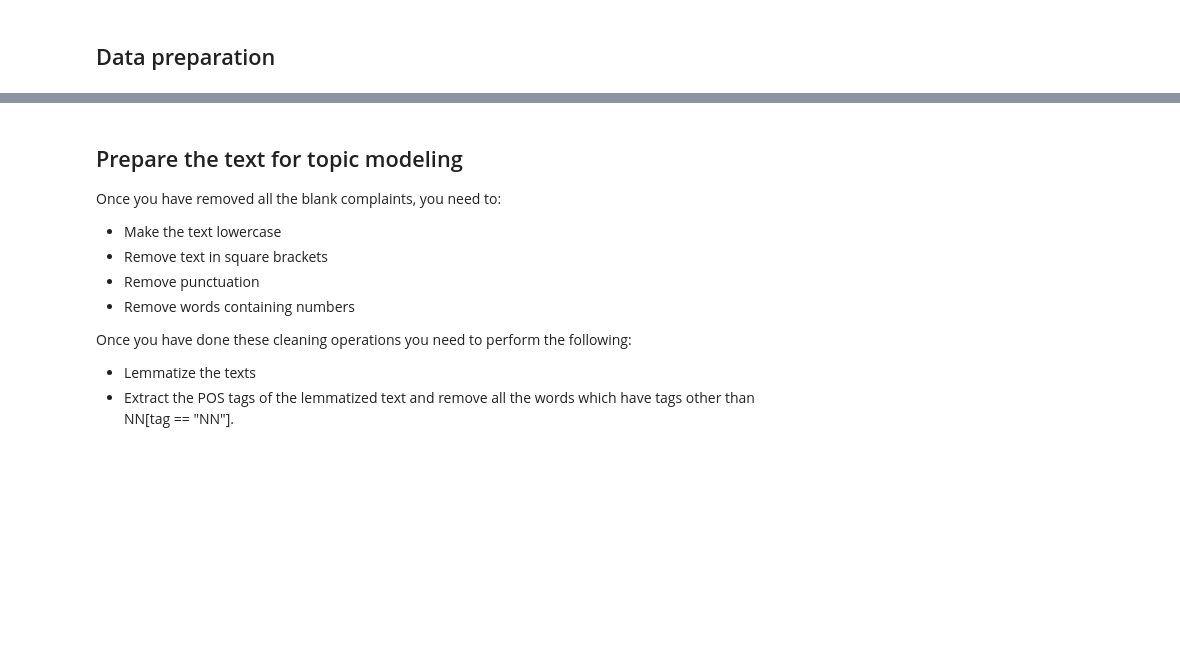
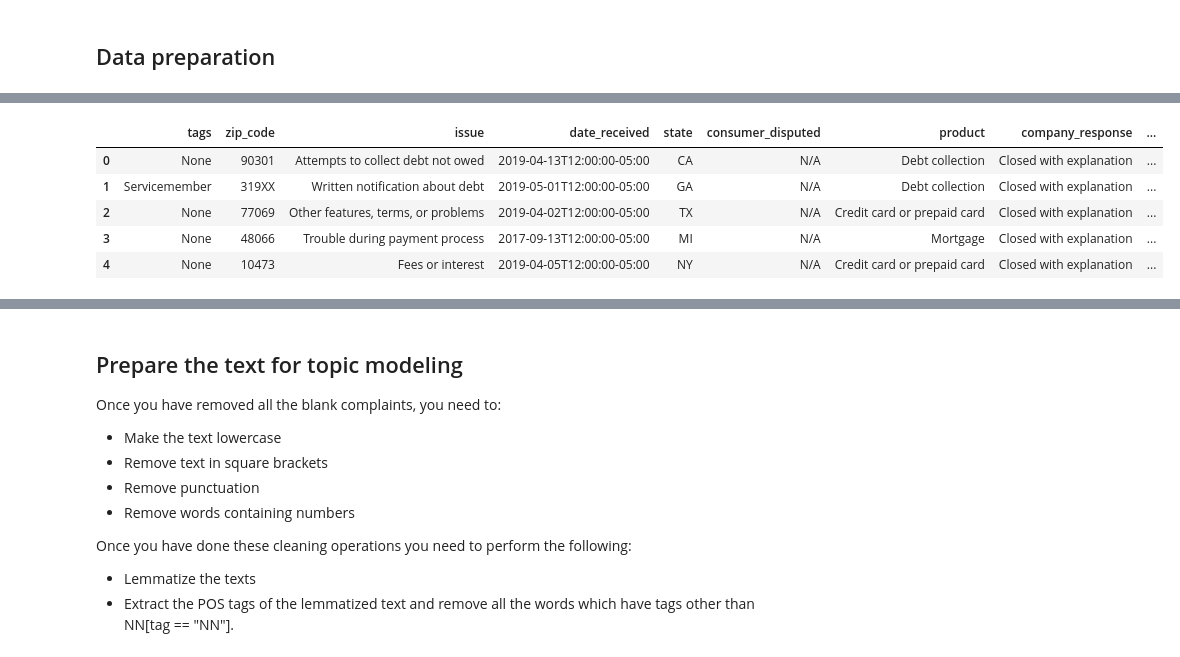
Before and after one commit to aswinj18/NLP_case_study-Automatic_Ticket_Classification, a Jupyter notebook: Automatic_Ticket_Classification_Assignment.ipynb, the cells around one changed output, grey strips where cells are left out. Cells and saved outputs as stored; diff of their text form; code cells hidden in the pictures; blank space fills up the shorter version.

Commit message:
Kaggle Notebook | NLP_case_study-Automatic_Ticket_Classification | Version 3

```diff
--- a/Automatic_Ticket_Classification_Assignment.ipynb
+++ b/Automatic_Ticket_Classification_Assignment.ipynb
@@ -40,9 +40,11 @@ You need to perform the following eight major tasks to complete the assignment:
 # %% [markdown]
 ## Importing the necessary libraries
 # %%
+import re
 import json
 import numpy as np
 import pandas as pd
+pd.set_option('display.max_columns', None)
 import re, nltk, spacy, string
 import en_core_web_sm
 nlp = en_core_web_sm.load()
@@ -56,3 +58,5 @@ import plotly.express as px
 
 from sklearn.feature_extraction.text import CountVectorizer, TfidfVectorizer
 from pprint import pprint
+
+from IPython.display import clear_output
@@ -62,11 +78,11 @@ from pprint import pprint
 The data is in JSON format and we need to convert it to a dataframe.
 # %%
 # Opening JSON file
-f = # Write the path to your data file and load it
+with open('/kaggle/input/upgrad-nlp-automatic-ticket-classification/complaints-2021-05-14_08_16.json') as f:
 
-# returns JSON object as
-# a dictionary
-data = json.load(f)
-df=pd.json_normalize(data)
+    # returns JSON object as
+    # a dictionary
+    data = json.load(f)
+    df=pd.json_normalize(data)
 # %% [markdown]
 ## Data preparation
@@ -72,0 +117,3 @@ df=pd.json_normalize(data)
+# %%
+df.drop(columns=['_index','_type','_id','_score','_source.complaint_id'],inplace=True)
+df.nunique()
@@ -79,2 +165,15 @@ df=pd.json_normalize(data)
+# %%
+#Assign new column names
+df.columns = ['tags','zip_code','issue','date_received','state','consumer_disputed','product',
+              'company_response','company','submitted_via','date_sent_to_company','company_public_response','sub_product',
+             'timely','complaint_what_happened','sub_issue','consumer_consent_provided']
+df.head()
+# %% [output]
+|  | tags | zip_code | issue | date_received | state | consumer_disputed | product | company_response | ... |
+| 0 | None | 90301 | Attempts to collect debt not owed | 2019-04-13T12:00:00-05:00 | CA | N/A | Debt collection | Closed with explanation | ... |
+| 1 | Servicemember | 319XX | Written notification about debt | 2019-05-01T12:00:00-05:00 | GA | N/A | Debt collection | Closed with explanation | ... |
+| 2 | None | 77069 | Other features, terms, or problems | 2019-04-02T12:00:00-05:00 | TX | N/A | Credit card or prepaid card | Closed with explanation | ... |
+| 3 | None | 48066 | Trouble during payment process | 2017-09-13T12:00:00-05:00 | MI | N/A | Mortgage | Closed with explanation | ... |
+| 4 | None | 10473 | Fees or interest | 2019-04-05T12:00:00-05:00 | NY | N/A | Credit card or prepaid card | Closed with explanation | ... |
 # %%
 #Assign nan in place of blanks in the complaints column
```
Also changed, not shown: parts of 31 cells of this notebook.
